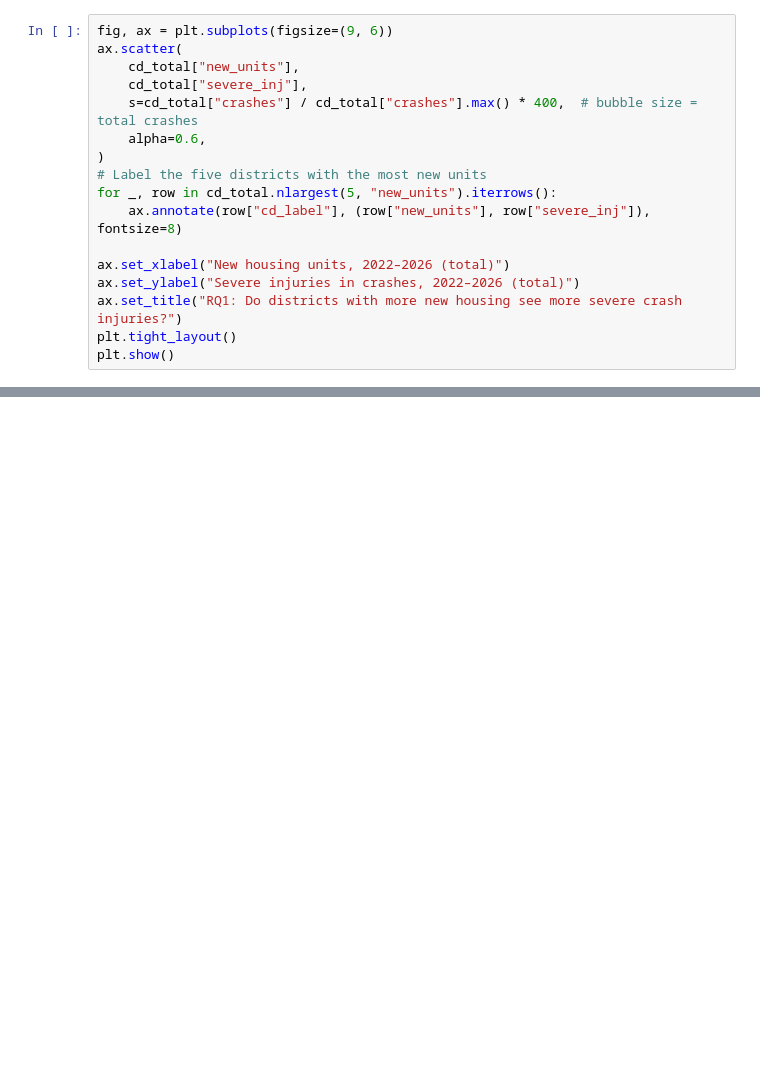
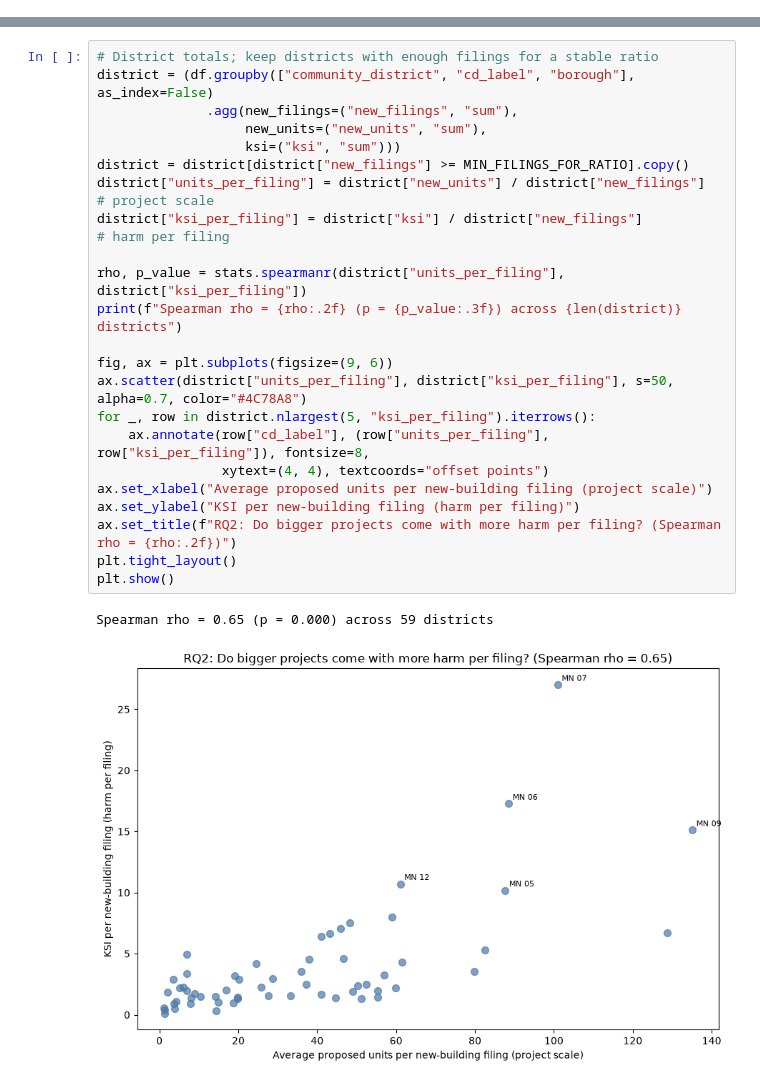
Before and after one commit to SalmaAhmed101/nyc-housing-transportation-analysis, a Jupyter notebook: notebooks/m4_research_analysis.ipynb, the cells around one changed output, grey strips where cells are left out. Saved outputs shown, nothing was run; the diff lists cells and outputs as text; blank space fills up the shorter version.

```diff
--- a/notebooks/m4_research_analysis.ipynb
+++ b/notebooks/m4_research_analysis.ipynb
@@ -31,17 +0,0 @@ severe_inj   0.258267    1.000000
-# %%
-fig, ax = plt.subplots(figsize=(9, 6))
-ax.scatter(
-    cd_total["new_units"],
-    cd_total["severe_inj"],
-    s=cd_total["crashes"] / cd_total["crashes"].max() * 400,  # bubble size = total crashes
-    alpha=0.6,
-)
-# Label the five districts with the most new units
-for _, row in cd_total.nlargest(5, "new_units").iterrows():
-    ax.annotate(row["cd_label"], (row["new_units"], row["severe_inj"]), fontsize=8)
-
-ax.set_xlabel("New housing units, 2022–2026 (total)")
-ax.set_ylabel("Severe injuries in crashes, 2022–2026 (total)")
-ax.set_title("RQ1: Do districts with more new housing see more severe crash injuries?")
-plt.tight_layout()
-plt.show()
@@ -122,0 +154,26 @@ pandas 3.1.0 | ipykernel OK
+# %%
+# District totals; keep districts with enough filings for a stable ratio
+district = (df.groupby(["community_district", "cd_label", "borough"], as_index=False)
+              .agg(new_filings=("new_filings", "sum"),
+                   new_units=("new_units", "sum"),
+                   ksi=("ksi", "sum")))
+district = district[district["new_filings"] >= MIN_FILINGS_FOR_RATIO].copy()
+district["units_per_filing"] = district["new_units"] / district["new_filings"]   # project scale
+district["ksi_per_filing"] = district["ksi"] / district["new_filings"]           # harm per filing
+
+rho, p_value = stats.spearmanr(district["units_per_filing"], district["ksi_per_filing"])
+print(f"Spearman rho = {rho:.2f} (p = {p_value:.3f}) across {len(district)} districts")
+
+fig, ax = plt.subplots(figsize=(9, 6))
+ax.scatter(district["units_per_filing"], district["ksi_per_filing"], s=50, alpha=0.7, color="#4C78A8")
+for _, row in district.nlargest(5, "ksi_per_filing").iterrows():
+    ax.annotate(row["cd_label"], (row["units_per_filing"], row["ksi_per_filing"]), fontsize=8,
+                xytext=(4, 4), textcoords="offset points")
+ax.set_xlabel("Average proposed units per new-building filing (project scale)")
+ax.set_ylabel("KSI per new-building filing (harm per filing)")
+ax.set_title(f"RQ2: Do bigger projects come with more harm per filing? (Spearman rho = {rho:.2f})")
+plt.tight_layout()
+plt.show()
+# %% [output]
+Spearman rho = 0.65 (p = 0.000) across 59 districts
+[figure, added]
```
Also changed, not shown: parts of 22 cells of this notebook, 2 other files.
